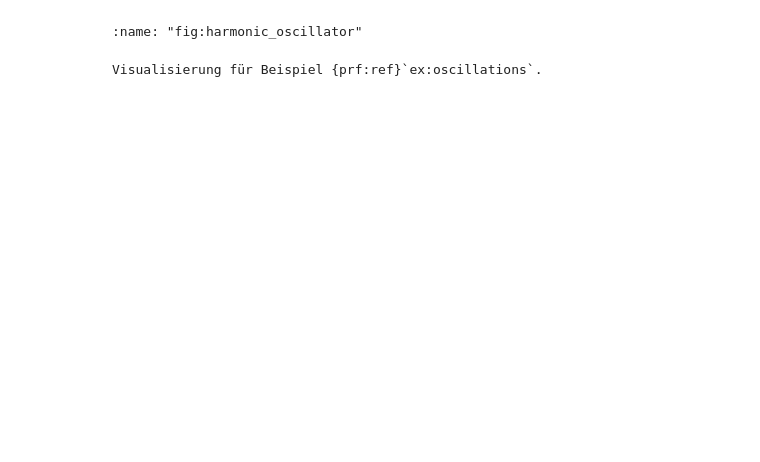
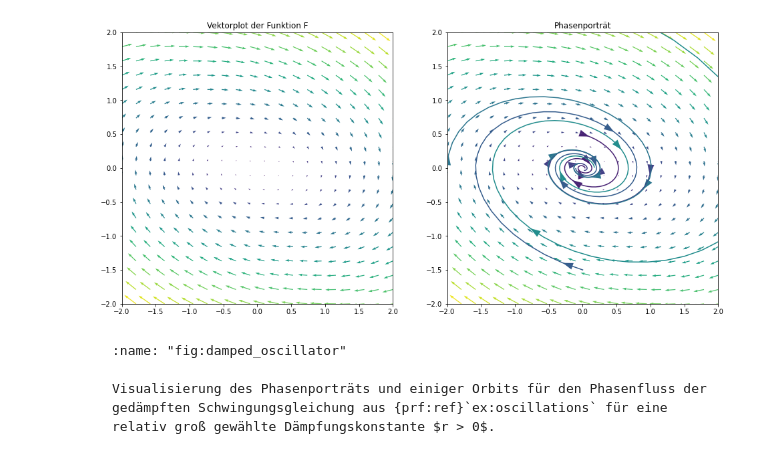
Before and after one commit to FAU-AMMN/MathPhysicsC, a Jupyter notebook: ode/fluesse.ipynb, the cells around one changed output. Saved outputs shown, nothing was run; the diff lists cells and outputs as text; code cells hidden in the pictures; blank space fills up the shorter version.

````diff
--- a/ode/fluesse.ipynb
+++ b/ode/fluesse.ipynb
@@ -311,0 +366,41 @@ glue("harmonic_oscillator", fig, display=False)
+# %%
+# Dieser Code Block produziert den Output und die Plots
+import matplotlib.pyplot as plt
+from matplotlib import cm
+from myst_nb import glue
+import warnings
+warnings.filterwarnings('ignore')
+cmap = plt.get_cmap('viridis')
+fig, ax = plt.subplots(1,2, figsize=(16,8))
+num_pts = 20
+size = 2
+m = 0.5
+k = 1
+r = 0.3
+x = np.linspace(-size,size, num_pts)
+p = np.linspace(-size,size, num_pts)
+X, P = np.meshgrid(x, p)
+X_Q, P_Q = F(X,P, m=m, k=k, r=r)
+norms = np.sqrt(P_Q**2 + X_Q**2)
+colors = cmap(norms/np.max(norms))
+ax[0].quiver(X, P, X_Q, P_Q, color = np.reshape(colors, (num_pts**2, 4)))
+ax[0].set_title('Vektorplot der Funktion F')
+ax[0].set_aspect('equal')
+ax[0].axis([-size,size,-size,size])
+start_values = [(0.0,0.5), (1,0), (0,-1.5), (-2,0), (0.0,2.5)]
+for (x,p) in start_values:
+    phi_1, phi_2 = phi(x,p, m=m, k=k,r=r, T=10, num_pts= 100)
+    color = cmap(np.sqrt(phi_1[0]**2 + phi_2[0]**2)/np.max(norms))
+    ax[1].plot(phi_1, phi_2, color = color)
+    for idx in np.linspace(0, len(phi_1)*3/4, 4):
+        idx = np.int(idx)
+        plt.arrow(phi_1[idx], phi_2[idx], phi_1[idx + 1] - phi_1[idx], phi_2[idx + 1] - phi_2[idx],
+                  shape='full', lw=0, length_includes_head=True, head_width=.1, color = color)
+
+ax[1].quiver(X, P, X_Q, P_Q, color = np.reshape(colors, (num_pts**2, 4)))
+ax[1].set_aspect('equal')
+ax[1].set_title('Phasenporträt')
+ax[1].axis([-size,size,-size,size]);
+
+glue("damped_oscillator", fig, display=False)
+# %% [output]
@@ -312,6 +408,7 @@ glue("harmonic_oscillator", fig, display=False)
+[figure, added]
 # %% [markdown]
-```{glue:figure} harmonic_oscillator
-:name: "fig:harmonic_oscillator"
+```{glue:figure} damped_oscillator
+:name: "fig:damped_oscillator"
 
-Visualisierung für Beispiel {prf:ref}`ex:oscillations`.
+Visualisierung des Phasenporträts und einiger Orbits für den Phasenfluss der gedämpften Schwingungsgleichung aus {prf:ref}`ex:oscillations` für eine relativ groß gewählte Dämpfungskonstante $r > 0$.
 ```
````
Also changed, not shown: parts of 7 cells of this notebook.
